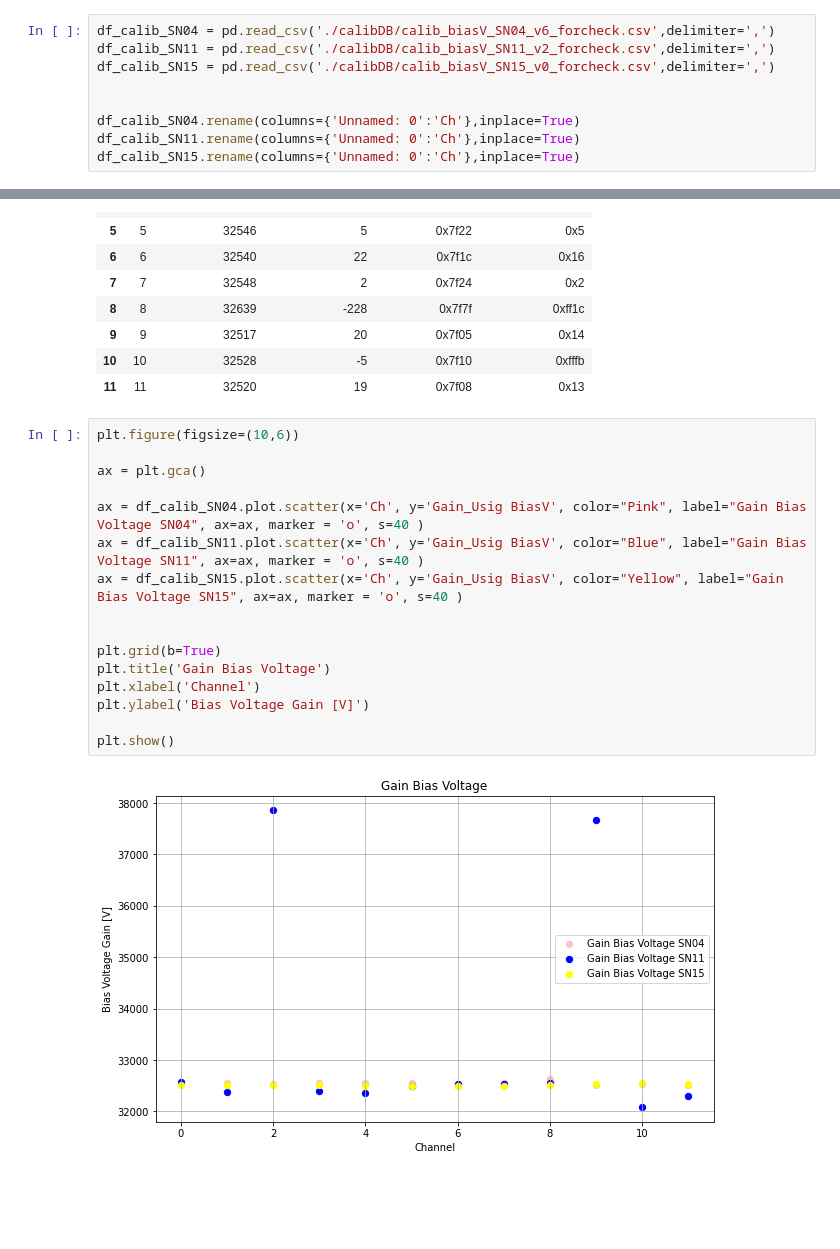
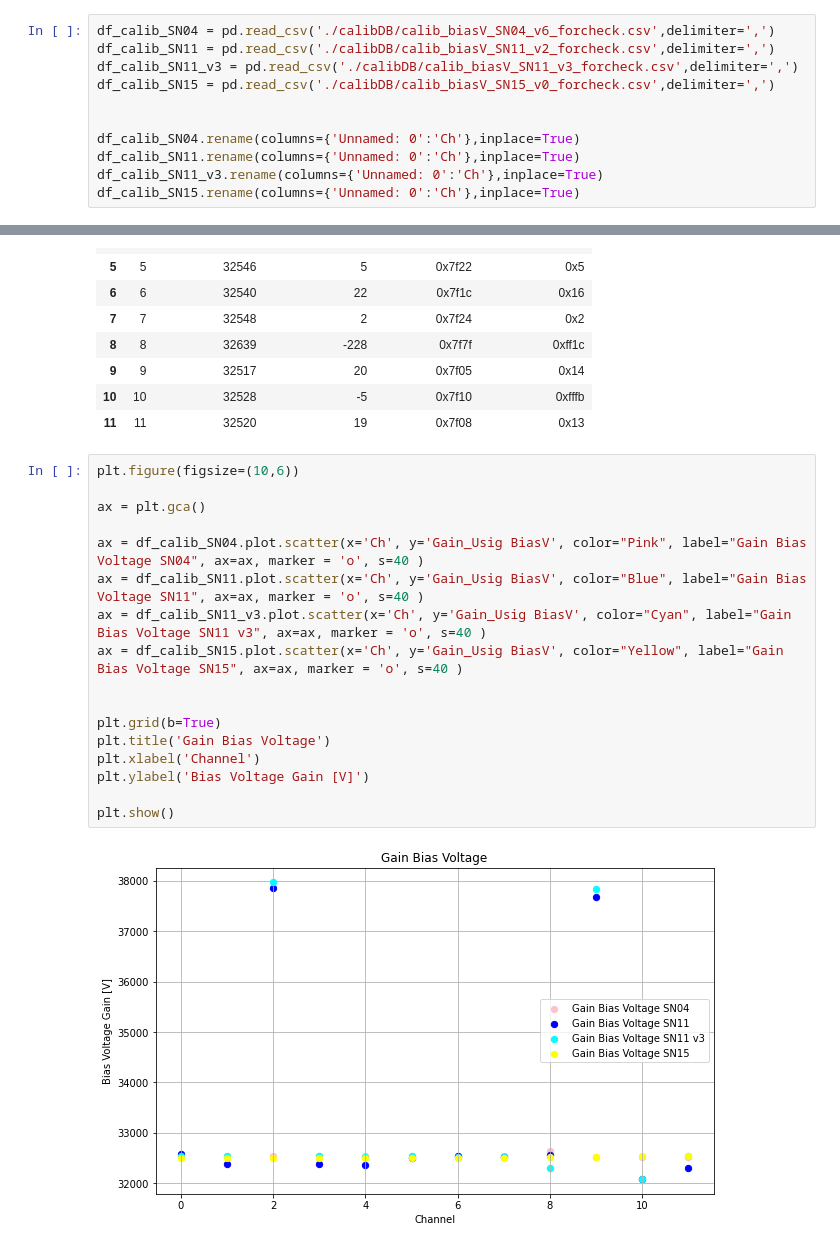
Before and after one commit to stbordoni/calib, a Jupyter notebook: compareCalibParams.ipynb, the cells around one changed output, grey strips where cells are left out. Drawn from its saved outputs; the diff is of its cells as text; blank space fills up the shorter version.

Commit message:
use new inputs from the recent calibrations

```diff
--- a/compareCalibParams.ipynb
+++ b/compareCalibParams.ipynb
@@ -6,11 +6,13 @@ import matplotlib.pyplot as plt
 # %%
 df_calib_SN04 = pd.read_csv('./calibDB/calib_biasV_SN04_v6_forcheck.csv',delimiter=',')
 df_calib_SN11 = pd.read_csv('./calibDB/calib_biasV_SN11_v2_forcheck.csv',delimiter=',')
+df_calib_SN11_v3 = pd.read_csv('./calibDB/calib_biasV_SN11_v3_forcheck.csv',delimiter=',')
 df_calib_SN15 = pd.read_csv('./calibDB/calib_biasV_SN15_v0_forcheck.csv',delimiter=',')
 
 
 df_calib_SN04.rename(columns={'Unnamed: 0':'Ch'},inplace=True)
 df_calib_SN11.rename(columns={'Unnamed: 0':'Ch'},inplace=True)
+df_calib_SN11_v3.rename(columns={'Unnamed: 0':'Ch'},inplace=True)
 df_calib_SN15.rename(columns={'Unnamed: 0':'Ch'},inplace=True)
 # %%
 df_calib_SN04
@@ -31,21 +33,22 @@ df_calib_SN04
 # %%
 plt.figure(figsize=(10,6))
 
 ax = plt.gca()
 
 ax = df_calib_SN04.plot.scatter(x='Ch', y='Gain_Usig BiasV', color="Pink", label="Gain Bias Voltage SN04", ax=ax, marker = 'o', s=40 )
 ax = df_calib_SN11.plot.scatter(x='Ch', y='Gain_Usig BiasV', color="Blue", label="Gain Bias Voltage SN11", ax=ax, marker = 'o', s=40 )
+ax = df_calib_SN11_v3.plot.scatter(x='Ch', y='Gain_Usig BiasV', color="Cyan", label="Gain Bias Voltage SN11 v3", ax=ax, marker = 'o', s=40 )
 ax = df_calib_SN15.plot.scatter(x='Ch', y='Gain_Usig BiasV', color="Yellow", label="Gain Bias Voltage SN15", ax=ax, marker = 'o', s=40 )
 
 
 plt.grid(b=True)
 plt.title('Gain Bias Voltage')
 plt.xlabel('Channel')
 plt.ylabel('Bias Voltage Gain [V]')
 
 plt.show()
 # %% [output]
-[figure, old version]
+[figure, new version]
 # %%
 plt.figure(figsize=(10,6))
 
```
Also changed, not shown: parts of 1 cell of this notebook, 1 other file.
